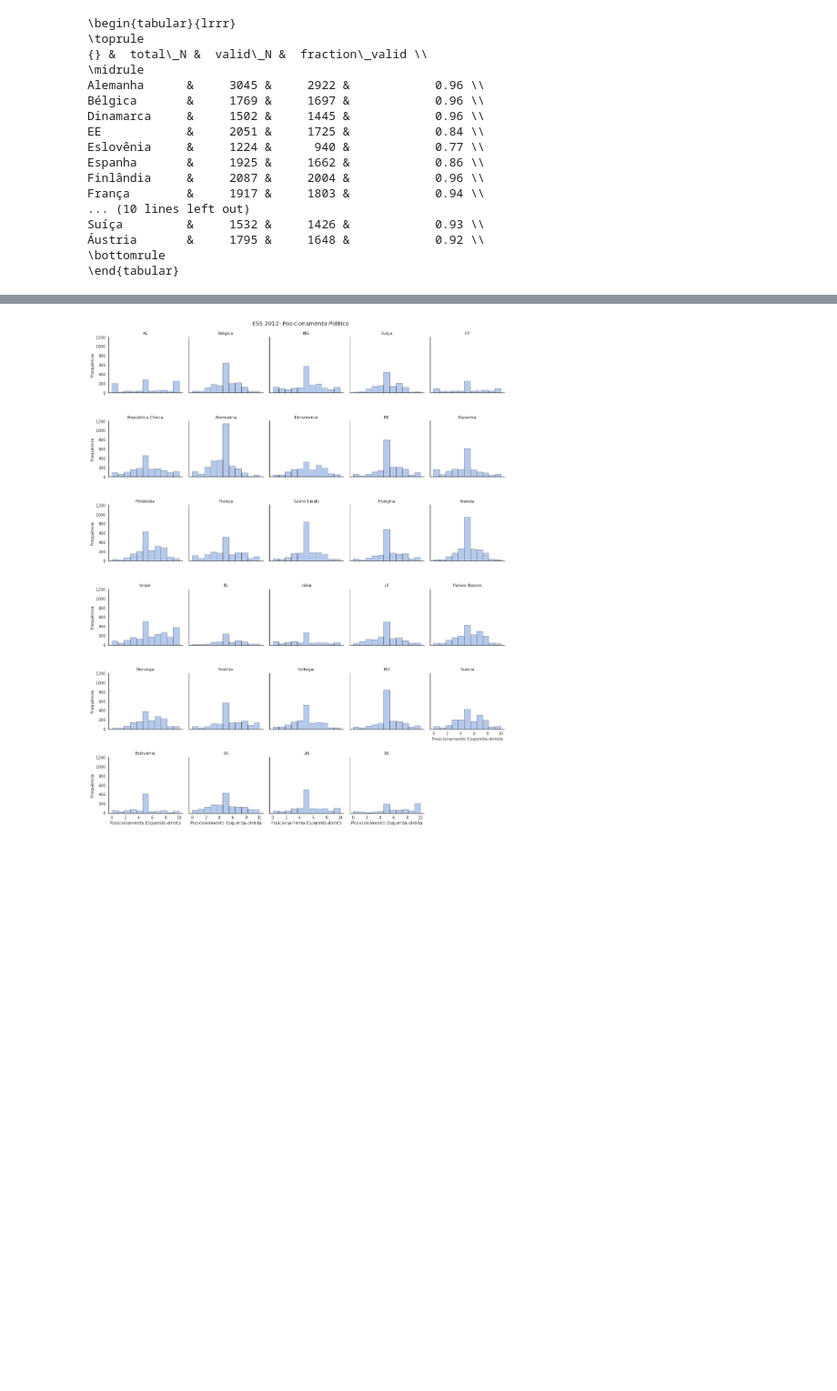
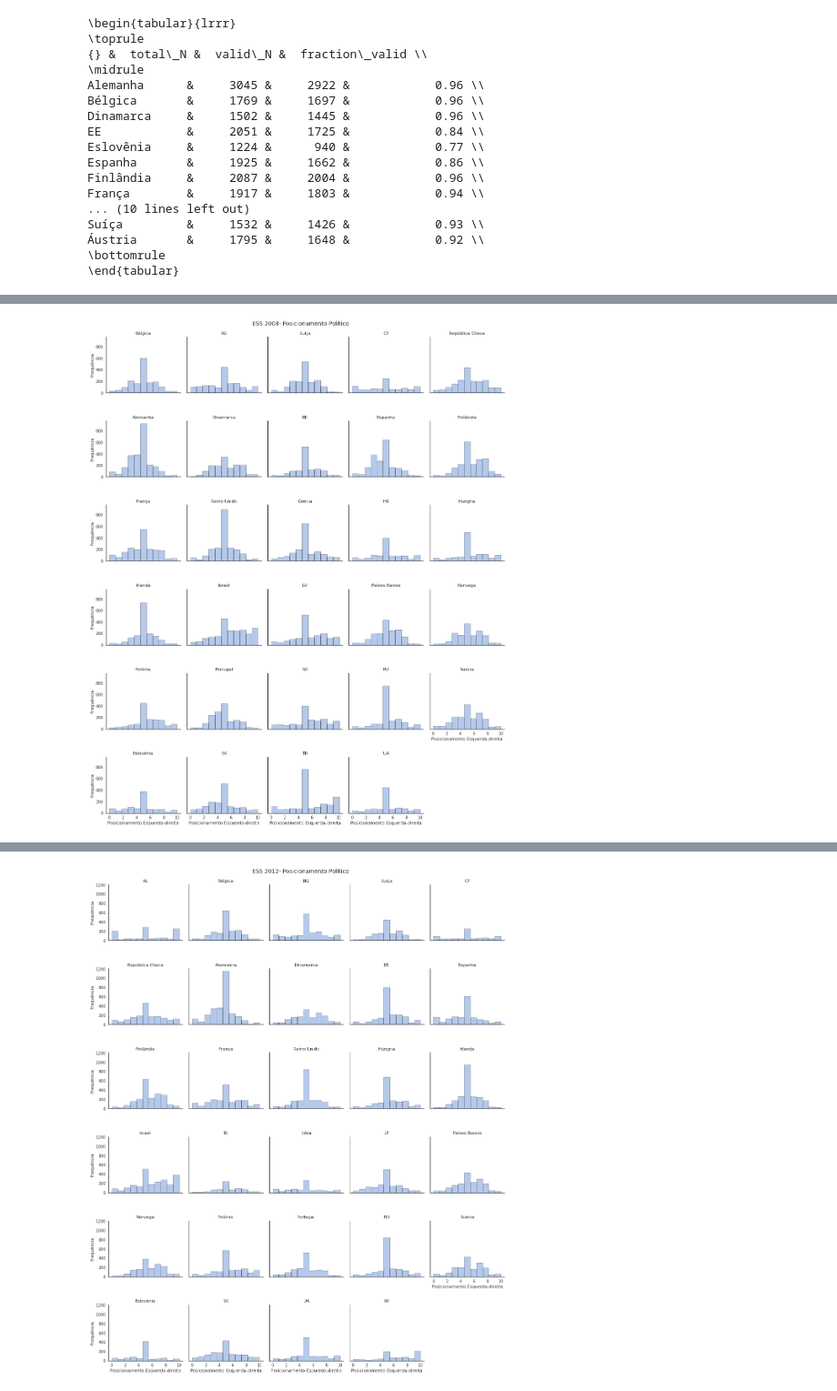
Before and after one commit to marcelovmaciel/Projeto, a Jupyter notebook: data-analysis/02-loadall_ess.ipynb, the cells around one changed output, grey strips where cells are left out. Shown at 91% size. Saved outputs shown, nothing was run; the diff lists cells and outputs as text; code cells hidden in the pictures; blank space fills up the shorter version.

```diff
--- a/data-analysis/02-loadall_ess.ipynb
+++ b/data-analysis/02-loadall_ess.ipynb
@@ -267,0 +292,4 @@ Suíça         &     1532 &     1426 &            0.93 \\
+# %%
+countries_plot(validideo2008,"cntry","lrscale",2008)
+# %% [output]
+[figure, added]
```
Also changed, not shown: parts of 8 cells of this notebook.
